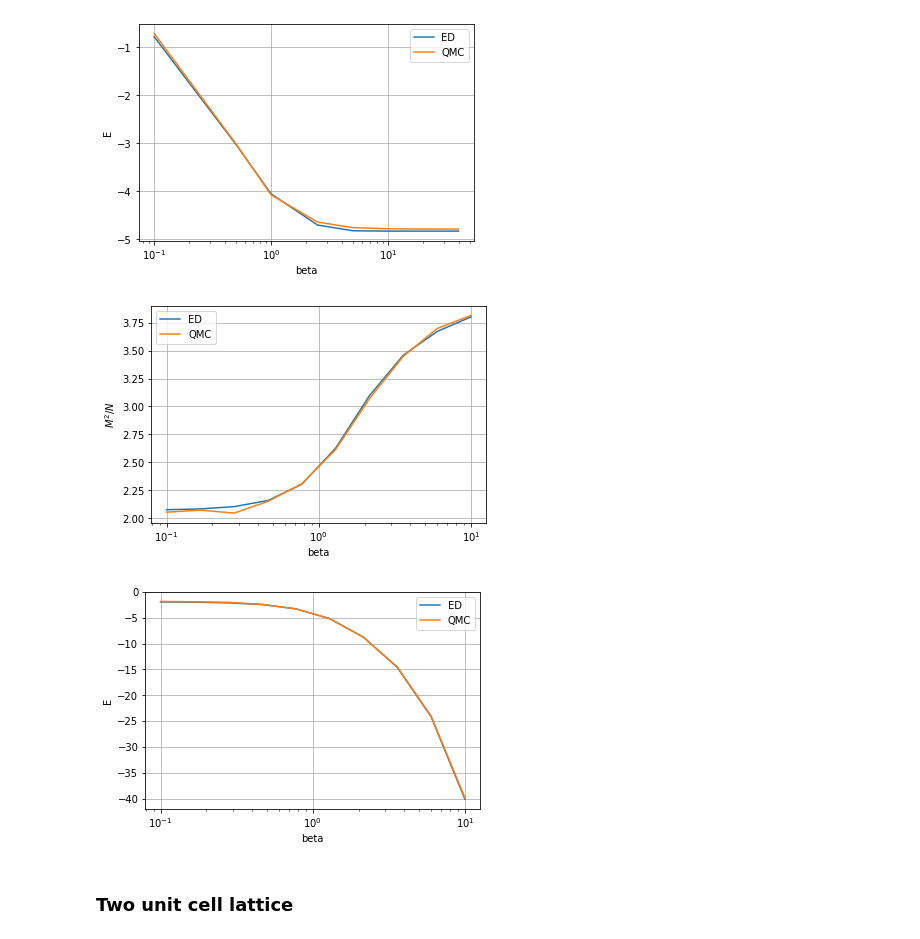
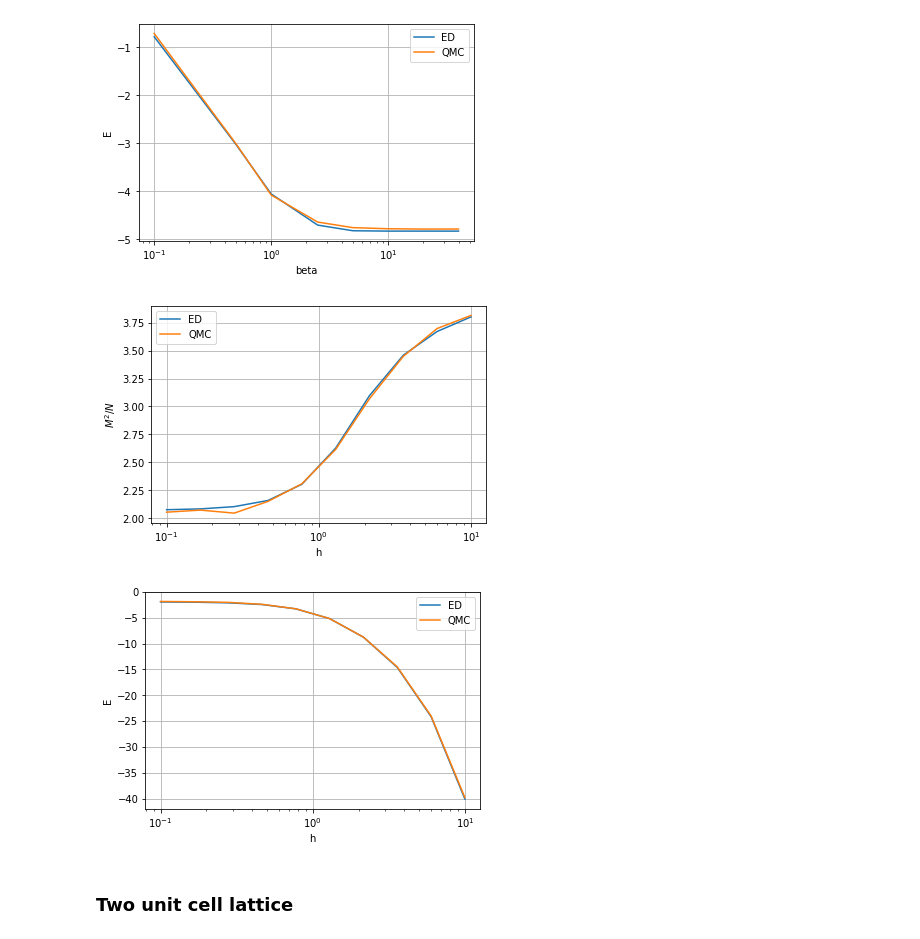
Before and after one commit to Renmusxd/DWave48, a Jupyter notebook: jupyter_notebook/MonteCarloTests.ipynb, the cells around one changed output. Saved outputs shown, nothing was run; the diff lists cells and outputs as text; code cells hidden in the pictures.

Commit message:
Update plot

```diff
--- a/jupyter_notebook/MonteCarloTests.ipynb
+++ b/jupyter_notebook/MonteCarloTests.ipynb
@@ -169,24 +169,24 @@ for h in hs:
 # %%
 pyplot.plot(hs, lattice_ed_data_hs, label='ED')
 pyplot.plot(hs, lattice_qmc_data_hs, label='QMC')
 pyplot.xscale("log")
 pyplot.legend()
 pyplot.grid()
-pyplot.xlabel("beta")
+pyplot.xlabel("h")
 pyplot.ylabel("$M^2/N$")
 pyplot.show()
 
 pyplot.plot(hs, lattice_ed_energy_hs, label='ED')
 pyplot.plot(hs, lattice_qmc_energy_hs, label='QMC')
 pyplot.xscale("log")
 pyplot.grid()
 pyplot.legend()
-pyplot.xlabel("beta")
+pyplot.xlabel("h")
 pyplot.ylabel("E")
 pyplot.show()
 # %% [output]
-[figure, old version]
+[figure, new version]
-[figure, old version]
+[figure, new version]
 # %% [markdown]
 ### Two unit cell lattice
 # %%
```
